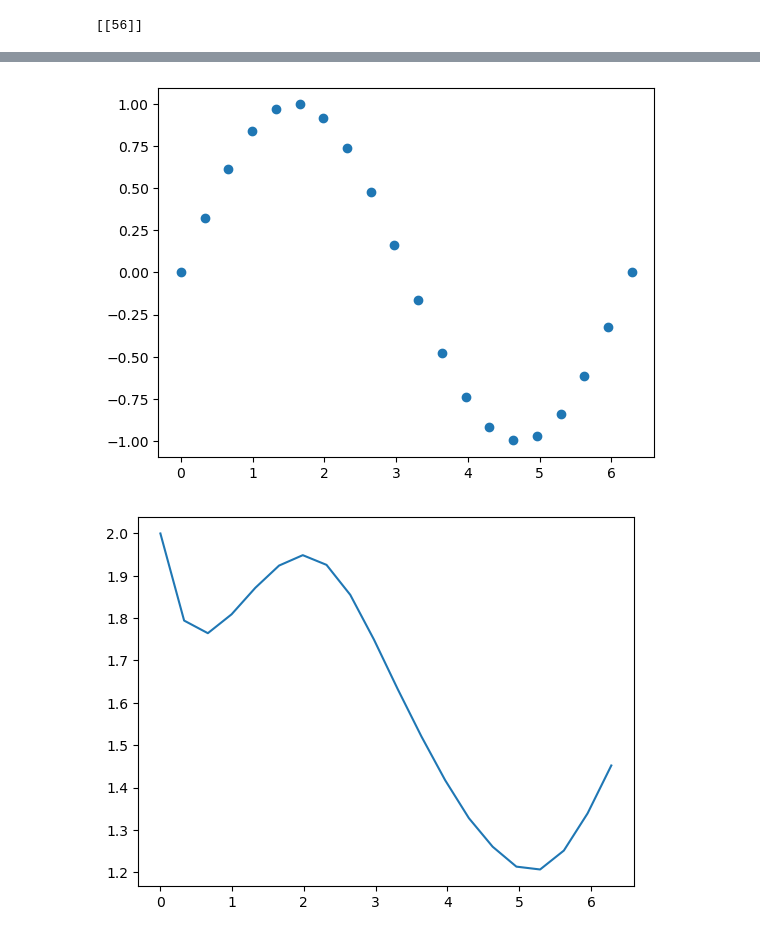
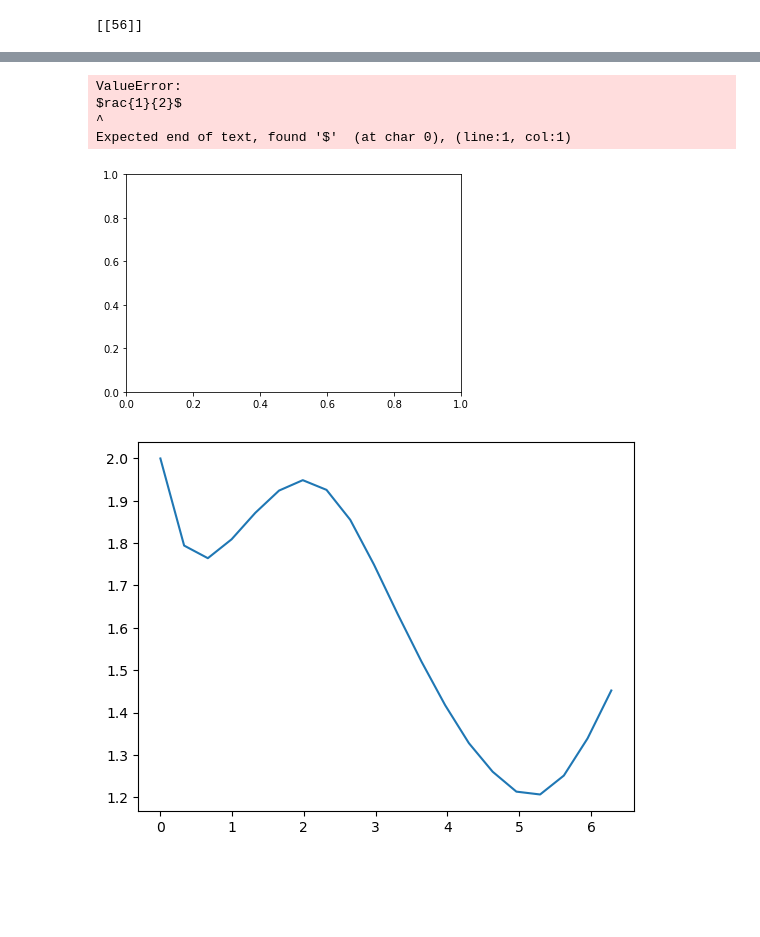
Before and after one commit to Polatucha16/collective_dynamics_lab, a Jupyter notebook: 02 arrays_and_numpy.ipynb, the cells around one changed output, grey strips where cells are left out. Cells and saved outputs as stored; diff of their text form; code cells hidden in the pictures; blank space fills up the shorter version.

```diff
--- a/02 arrays_and_numpy.ipynb
+++ b/02 arrays_and_numpy.ipynb
@@ -186,10 +192,14 @@ plt.show()
 # %%
 """ we are intrested in 'birds' so we need to plot points in this case use 'scatter' function"""
 # change num_of_pts to smaller to view individual points
-plt.scatter(pts,val)#, s=800, marker='$Panam$')
+plt.scatter(pts,val, s=800,marker='$\frac{1}{2}$') #marker='$Panam$')
 plt.show()    # scatter have large number of arguments, for example: marker='$trolo$', s=800
 # %% [output]
+ValueError:
+$rac{1}{2}$
+^
+Expected end of text, found '$'  (at char 0), (line:1, col:1)
-[figure, old version]
+[figure, new version]
 # %%
 """ we know how to plot, lets solve dome ODE y'(x) = sin(x) """
 from scipy.integrate import solve_ivp  # <- this is result of a search: 'python ode numerical solving'
```
Also changed, not shown: parts of 10 cells of this notebook.
